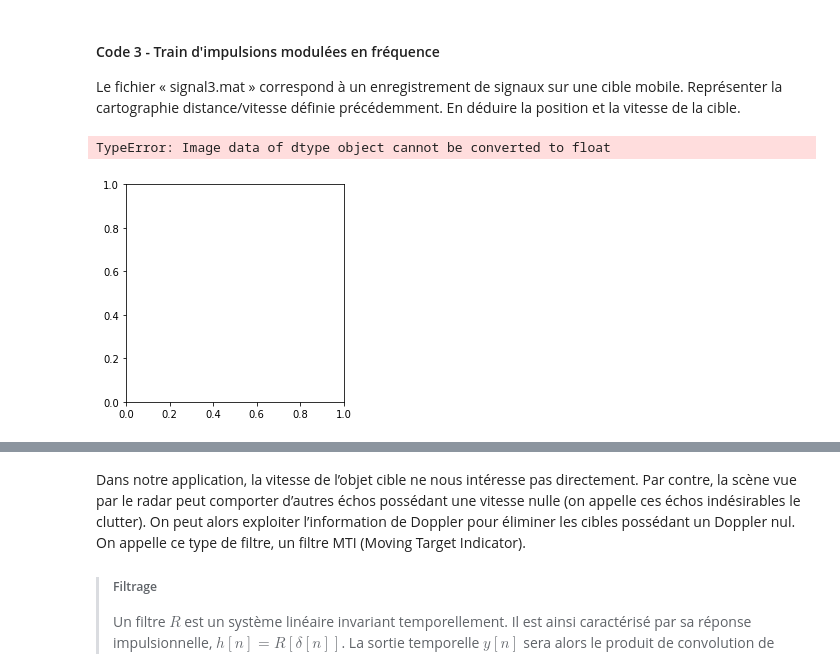
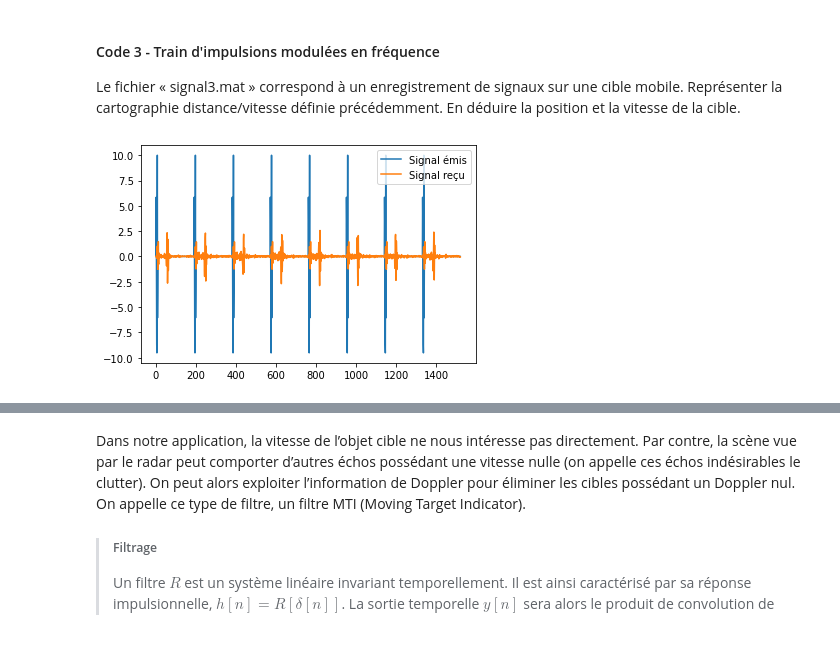
Before and after one commit to 21courgnea/Projet_TDS, a Jupyter notebook: mini-projet-radar/mini_projet_radar.ipynb, the cells around one changed output, grey strips where cells are left out. Drawn from its saved outputs; the diff is of its cells as text; code cells hidden in the pictures; blank space fills up the shorter version.

```diff
--- a/mini-projet-radar/mini_projet_radar.ipynb
+++ b/mini-projet-radar/mini_projet_radar.ipynb
@@ -613,31 +619,31 @@ Le fichier « signal3.mat » correspond à un enregistrement de signaux sur une
 # %%
 data = scipy.io.loadmat('data/signal3.mat')
 
 e = data['e']
 r = data['r']
 Fs = data['Fs']
 Nbrec = data['Nbrec']
 Tr = data['Tr']
 
+plt.figure()
+plt.plot(np.arange(0, Nbrec*Tr * Fs), np.real(e), label = 'Signal émis')
+plt.plot(np.arange(0, Nbrec*Tr * Fs), np.real(r), label = 'Signal reçu')
+plt.legend()
+plt.show()
+
 N = Tr * Fs                              # Nombre de points par récurrence
 e = np.reshape(e,(int(Nbrec),int(N))).T  # Conversion du vecteur de Nbrec récurrences en une matrice N x Nbrec
 r = np.reshape(r,(int(Nbrec),int(N))).T  # Conversion du vecteur de Nbrec récurrences en une matrice N x Nbrec
 
 d = c * np.arange(0,N)/Fs/2                   # axe distance (metres)
 fd = np.arange(0,Nbrec)/float(Nbrec)/Tr              # axe fréquence Doppler (Hz)
 v = fd*c/2/f0*100                               # conversion des fréquences Doppler en vitesses (cm/s)
 
-cor = None             # calcul de la corrélation par FFT
-cor_dop = None         # calcul de la FFT Doppler
-d_cible = None
-v_cible = None         #calcul du maximum de corrélation (estimation de la distance et de la vitesse)
+cor = scipy.signal.correlate(r, e, mode = 'same', method = 'fft')             # calcul de la corrélation par FFT
+cor_dop = np.fft.fft(np.transpose(cor))         # calcul de la FFT Doppler
 
-#tracés
-plt.figure(),
-plt.imshow(None)
-plt.xlabel(None)
-plt.ylabel(None)
-title(None)
+i, j = np.unravel_index(np.argmax(np.abs(cor_dop)), cor_dop.shape)
+d_cible = d[0,j]
+v_cible = v[0,i]         #calcul du maximum de corrélation (estimation de la distance et de la vitesse)
 # %% [output]
-TypeError: Image data of dtype object cannot be converted to float
-[figure, old version]
+[figure, new version]
```
Also changed, not shown: parts of 14 cells of this notebook, 1 other file.
